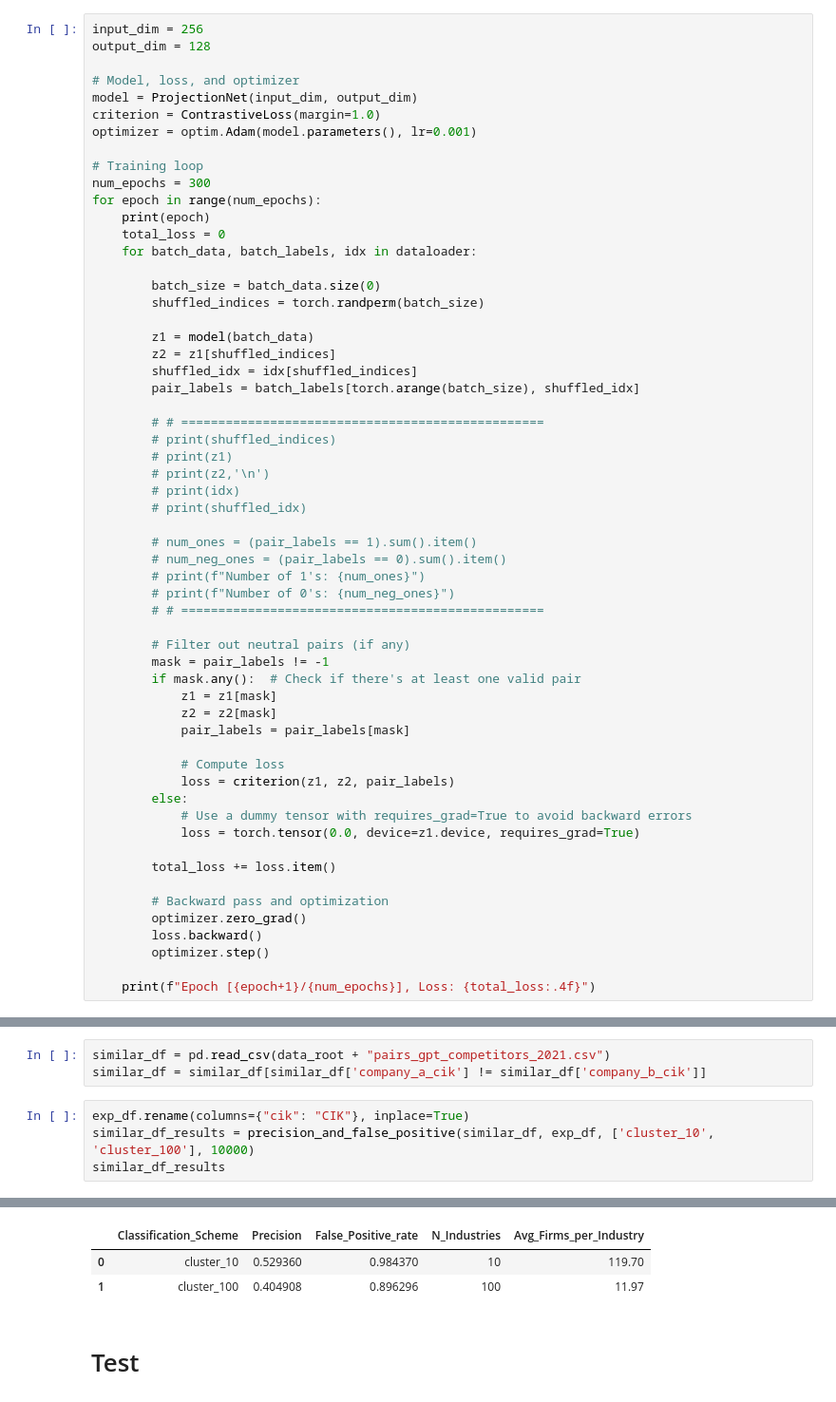
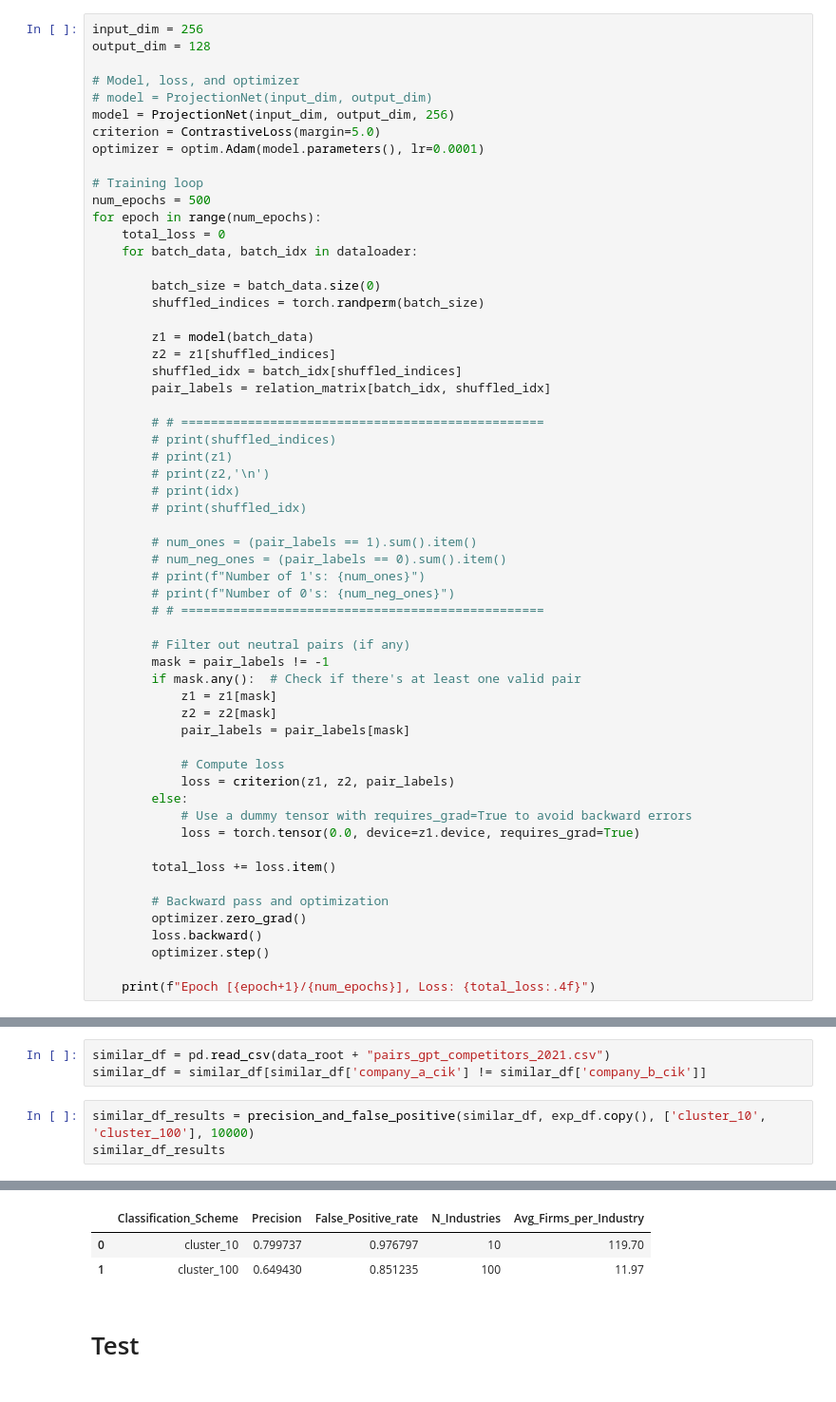
Before and after one commit to GruelFoam/CP3106, a Jupyter notebook: 6_with_neural_network/5_train_with_contr_loss.ipynb, the cells around one changed output, grey strips where cells are left out. Shown: that part at 95% size. Cells and saved outputs as stored; diff of their text form.

Commit message:
fix errors in pair evaluation; optimize cl; data generation started

```diff
--- a/6_with_neural_network/5_train_with_contr_loss.ipynb
+++ b/6_with_neural_network/5_train_with_contr_loss.ipynb
@@ -277,24 +290,24 @@ input_dim = 256
 output_dim = 128
 
 # Model, loss, and optimizer
-model = ProjectionNet(input_dim, output_dim)
-criterion = ContrastiveLoss(margin=1.0)
-optimizer = optim.Adam(model.parameters(), lr=0.001)
+# model = ProjectionNet(input_dim, output_dim)
+model = ProjectionNet(input_dim, output_dim, 256)
+criterion = ContrastiveLoss(margin=5.0)
+optimizer = optim.Adam(model.parameters(), lr=0.0001)
 
 # Training loop
-num_epochs = 300
+num_epochs = 500
 for epoch in range(num_epochs):
-    print(epoch)
     total_loss = 0
-    for batch_data, batch_labels, idx in dataloader:
+    for batch_data, batch_idx in dataloader:
 
         batch_size = batch_data.size(0)
         shuffled_indices = torch.randperm(batch_size)
 
         z1 = model(batch_data)
         z2 = z1[shuffled_indices]
-        shuffled_idx = idx[shuffled_indices]
-        pair_labels = batch_labels[torch.arange(batch_size), shuffled_idx]
+        shuffled_idx = batch_idx[shuffled_indices]
+        pair_labels = relation_matrix[batch_idx, shuffled_idx]
 
         # # =================================================
         # print(shuffled_indices)
@@ -406,8 +424,7 @@ show_cluster_graph(final_representation, exp_df['cluster_10'])
 similar_df = pd.read_csv(data_root + "pairs_gpt_competitors_2021.csv")
 similar_df = similar_df[similar_df['company_a_cik'] != similar_df['company_b_cik']]
 # %%
-exp_df.rename(columns={"cik": "CIK"}, inplace=True)
-similar_df_results = precision_and_false_positive(similar_df, exp_df, ['cluster_10', 'cluster_100'], 10000)
+similar_df_results = precision_and_false_positive(similar_df, exp_df.copy(), ['cluster_10', 'cluster_100'], 10000)
 similar_df_results
 # %% [output]
 Missing CIKs in pairs dataset: 0 (company A), 0 (company B)
@@ -418,6 +443,6 @@ Total valid pairs: 2282
 |  | Classification_Scheme | Precision | False_Positive_rate | N_Industries | Avg_Firms_per_Industry |
-| 0 | cluster_10 | 0.529360 | 0.984370 | 10 | 119.70 |
-| 1 | cluster_100 | 0.404908 | 0.896296 | 100 | 11.97 |
+| 0 | cluster_10 | 0.799737 | 0.976797 | 10 | 119.70 |
+| 1 | cluster_100 | 0.649430 | 0.851235 | 100 | 11.97 |
 # %% [markdown]
 # Test
 # %%
```
Also changed, not shown: parts of 11 cells of this notebook, 4 other files.
